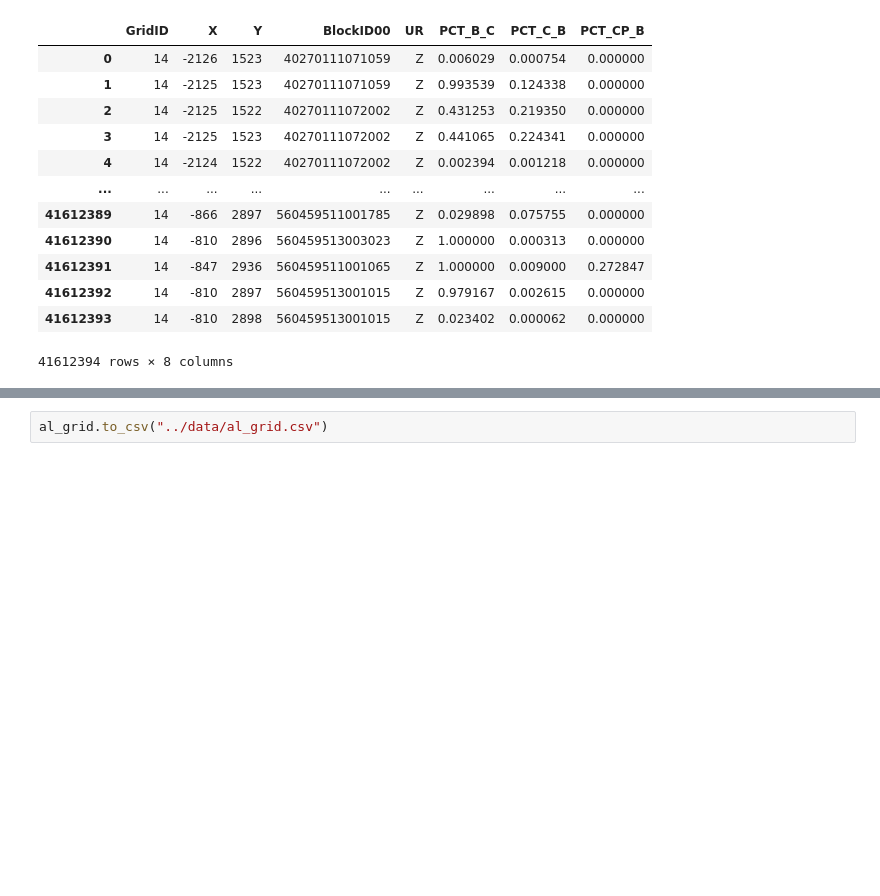
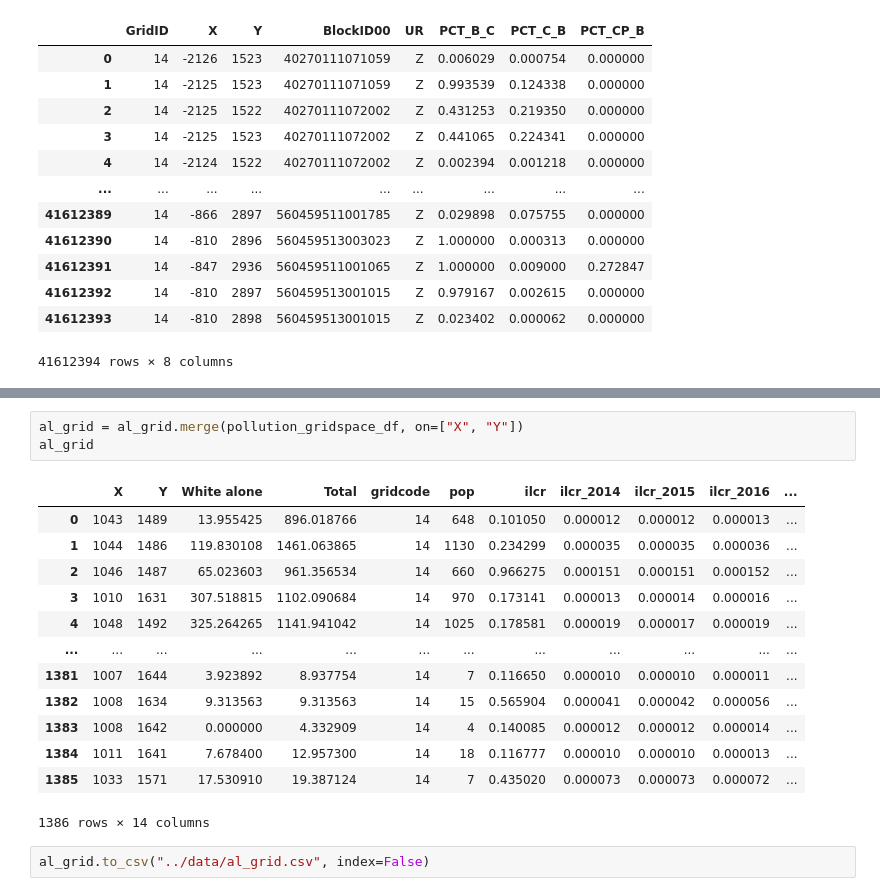
Before and after one commit to jasondamico/d3-visualizations, a Jupyter notebook: propublica_hotspots/python/cleaning.ipynb, the cells around one changed output, grey strips where cells are left out. Drawn from its saved outputs; the diff is of its cells as text; blank space fills up the shorter version.

```diff
--- a/propublica_hotspots/python/cleaning.ipynb
+++ b/propublica_hotspots/python/cleaning.ipynb
@@ -382,2 +396,19 @@ al_grid
+# %%
+al_grid = al_grid.merge(pollution_gridspace_df, on=["X", "Y"])
+al_grid
+# %% [output]
+|  | X | Y | White alone | Total | gridcode | pop | ilcr | ilcr_2014 | ilcr_2015 | ilcr_2016 | ... |
+| 0 | 1043 | 1489 | 13.955425 | 896.018766 | 14 | 648 | 0.101050 | 0.000012 | 0.000012 | 0.000013 | ... |
+| 1 | 1044 | 1486 | 119.830108 | 1461.063865 | 14 | 1130 | 0.234299 | 0.000035 | 0.000035 | 0.000036 | ... |
+| 2 | 1046 | 1487 | 65.023603 | 961.356534 | 14 | 660 | 0.966275 | 0.000151 | 0.000151 | 0.000152 | ... |
+| 3 | 1010 | 1631 | 307.518815 | 1102.090684 | 14 | 970 | 0.173141 | 0.000013 | 0.000014 | 0.000016 | ... |
+| 4 | 1048 | 1492 | 325.264265 | 1141.941042 | 14 | 1025 | 0.178581 | 0.000019 | 0.000017 | 0.000019 | ... |
+| ... | ... | ... | ... | ... | ... | ... | ... | ... | ... | ... | ... |
+| 1381 | 1007 | 1644 | 3.923892 | 8.937754 | 14 | 7 | 0.116650 | 0.000010 | 0.000010 | 0.000011 | ... |
+| 1382 | 1008 | 1634 | 9.313563 | 9.313563 | 14 | 15 | 0.565904 | 0.000041 | 0.000042 | 0.000056 | ... |
+| 1383 | 1008 | 1642 | 0.000000 | 4.332909 | 14 | 4 | 0.140085 | 0.000012 | 0.000012 | 0.000014 | ... |
+| 1384 | 1011 | 1641 | 7.678400 | 12.957300 | 14 | 18 | 0.116777 | 0.000010 | 0.000010 | 0.000013 | ... |
+| 1385 | 1033 | 1571 | 17.530910 | 19.387124 | 14 | 7 | 0.435020 | 0.000073 | 0.000073 | 0.000072 | ... |
+1386 rows × 14 columns
 # %%
-al_grid.to_csv("../data/al_grid.csv")
+al_grid.to_csv("../data/al_grid.csv", index=False)
```
Also changed, not shown: parts of 3 cells of this notebook.
